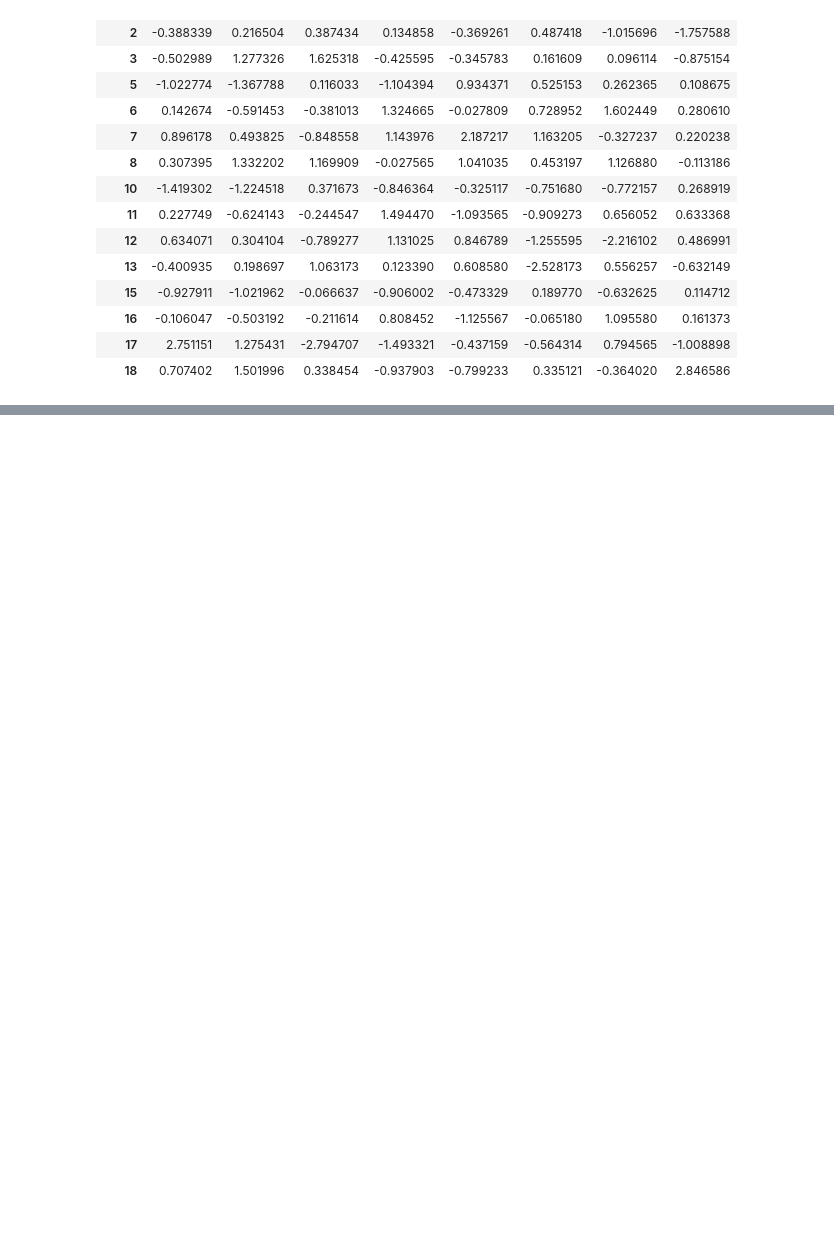
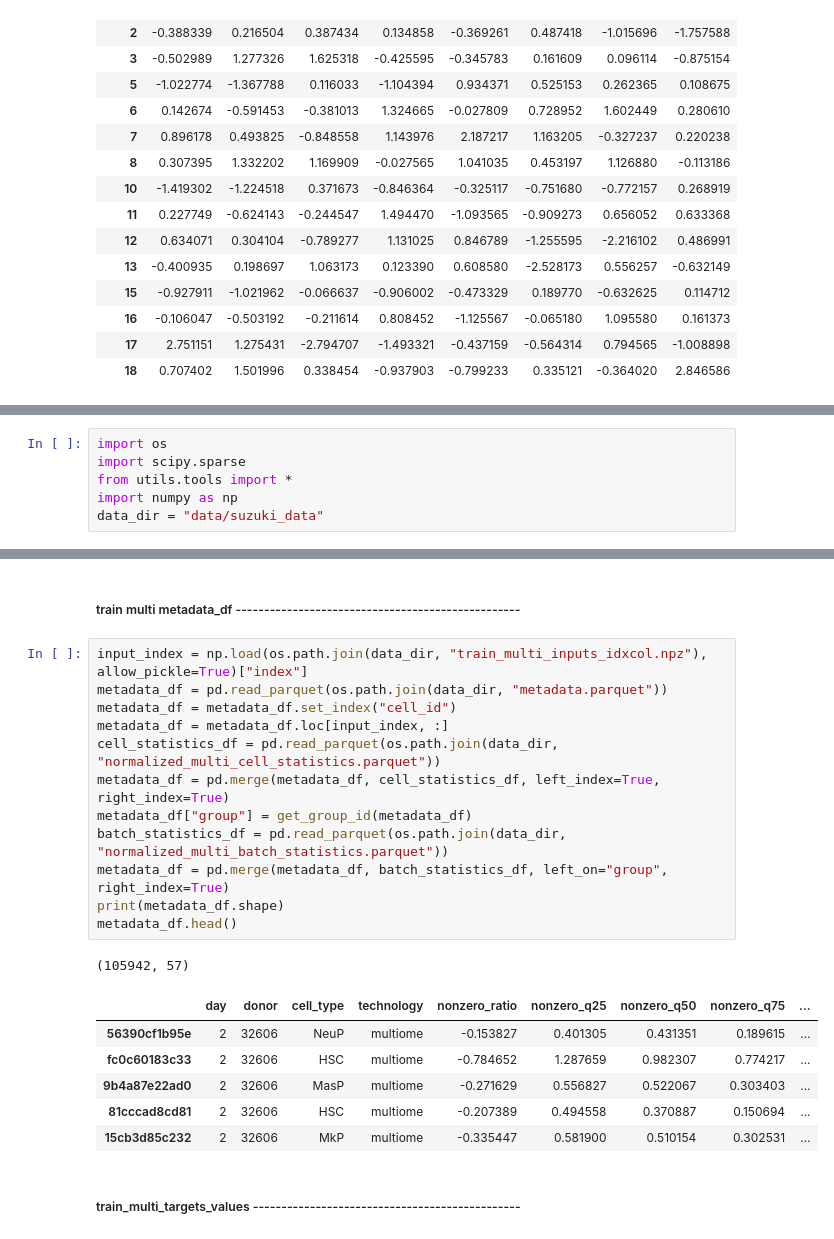
Before and after one commit to chrenx/mini-proj-nus, a Jupyter notebook: debug.ipynb, the cells around one changed output, grey strips where cells are left out. Saved outputs shown, nothing was run; the diff lists cells and outputs as text; blank space fills up the shorter version.

```diff
--- a/debug.ipynb
+++ b/debug.ipynb
@@ -342,0 +380,6 @@ df
+# %%
+import os
+import scipy.sparse
+from utils.tools import *
+import numpy as np
+data_dir = "data/suzuki_data"
@@ -342,0 +395,24 @@ df
+# %% [markdown]
+##### train multi metadata_df --------------------------------------------------
+# %%
+input_index = np.load(os.path.join(data_dir, "train_multi_inputs_idxcol.npz"), allow_pickle=True)["index"]
+metadata_df = pd.read_parquet(os.path.join(data_dir, "metadata.parquet"))
+metadata_df = metadata_df.set_index("cell_id")
+metadata_df = metadata_df.loc[input_index, :]
+cell_statistics_df = pd.read_parquet(os.path.join(data_dir, "normalized_multi_cell_statistics.parquet"))
+metadata_df = pd.merge(metadata_df, cell_statistics_df, left_index=True, right_index=True)
+metadata_df["group"] = get_group_id(metadata_df)
+batch_statistics_df = pd.read_parquet(os.path.join(data_dir, "normalized_multi_batch_statistics.parquet"))
+metadata_df = pd.merge(metadata_df, batch_statistics_df, left_on="group", right_index=True)
+print(metadata_df.shape)
+metadata_df.head()
+# %% [output]
+(105942, 57)
+|  | day | donor | cell_type | technology | nonzero_ratio | nonzero_q25 | nonzero_q50 | nonzero_q75 | ... |
+| 56390cf1b95e | 2 | 32606 | NeuP | multiome | -0.153827 | 0.401305 | 0.431351 | 0.189615 | ... |
+| fc0c60183c33 | 2 | 32606 | HSC | multiome | -0.784652 | 1.287659 | 0.982307 | 0.774217 | ... |
+| 9b4a87e22ad0 | 2 | 32606 | MasP | multiome | -0.271629 | 0.556827 | 0.522067 | 0.303403 | ... |
+| 81cccad8cd81 | 2 | 32606 | HSC | multiome | -0.207389 | 0.494558 | 0.370887 | 0.150694 | ... |
+| 15cb3d85c232 | 2 | 32606 | MkP | multiome | -0.335447 | 0.581900 | 0.510154 | 0.302531 | ... |
+# %% [markdown]
+##### train_multi_targets_values -----------------------------------------------
```
Also changed, not shown: parts of 24 cells of this notebook, 3 other files.
